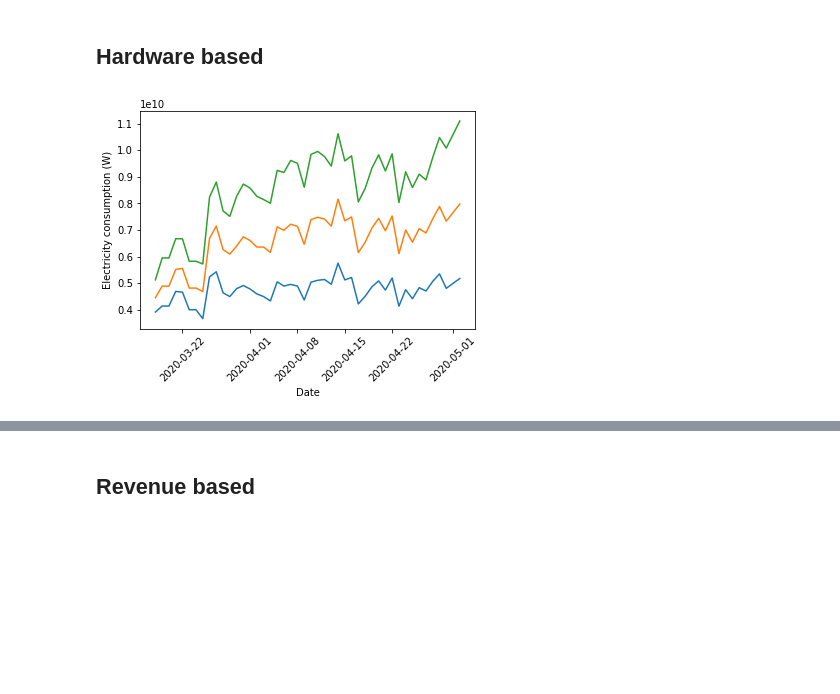
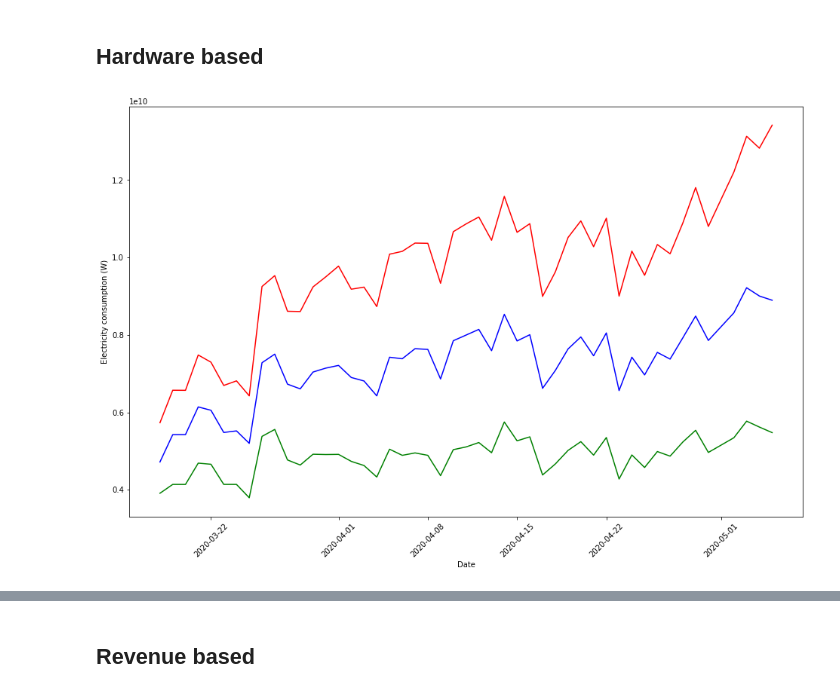
Before and after one commit to Lukasdeloose/sustainable_blockchain, a Jupyter notebook: data_analysis/energy_consumption.ipynb, the cells around one changed output, grey strips where cells are left out. Cells and saved outputs as stored; diff of their text form; code cells hidden in the pictures; blank space fills up the shorter version.

```diff
--- a/data_analysis/energy_consumption.ipynb
+++ b/data_analysis/energy_consumption.ipynb
@@ -65,8 +65,8 @@ revenue_percent = 0.60
 # America: https://www.statista.com/statistics/190680/us-industrial-consumer-price-estimates-for-retail-electricity-since-1970/
 data = {'location': ['Sichuan', 'China', 'Non-China', 'Other'],
         'share': [0.54,0.11,0.31,0.04],
-        'normal_price': [0.074, 0.084, 0.084, 0.084], # World average for non-china
-        'min_price': [0.035, 0.084, 0.069, 0.084], # American price for non-china
+        'normal_price': [0.074, 0.084, 0.061, 0.084], # World average for non-china
+        'min_price': [0.035, 0.084, 0.061, 0.084], # American price for non-china
         'renewable': [0,0,0,0]}
 # %%
 geography = pd.DataFrame(data)
@@ -88,7 +88,7 @@ In this section we make a first estimation based on the most efficient hardware
 # Bitcoin forks have the same initial difficulty
 bitcoin_forks = ['bitcoin', 'bitcoincash','bitcoinsv', 'litecoincash']
 # %%
-def hardware_based_estimation(data, PUE_dict = std_PUE, moving_avg_difficulty = 7, moving_avg_price=7, growth_factor=1, estimates=False):
+def hardware_based_estimation(data, PUE_dict = std_PUE, moving_avg_difficulty = 7, moving_avg_price=7, growth_factor=1, estimates=False, PUE_fix = False):
     """
     Function that calculates upper bound, lower bound, estimate and market cap for all data.
     Returns a list, each entry is the bounds for one day
@@ -117,9 +117,9 @@ def hardware_based_estimation(data, PUE_dict = std_PUE, moving_avg_difficulty =
         found_missing_difficulty['nethash_calc'] = found_missing_difficulty['difficulty_MA']*found_missing_difficulty['difficulty_factor']/found_missing_difficulty['block_time'] # amount of hashes per second
 
         # Create dictionairy that maps coins to their profitable hardware
-        lower_prof_hardware = dict(found_missing_difficulty.apply(lambda x: create_profitable_set(x, PUE_dict,"lower"), axis = 1))
-        upper_prof_hardware = dict(found_missing_difficulty.apply(lambda x: create_profitable_set(x, PUE_dict,"upper"), axis = 1))
-        estimate_prof_hardware = dict(found_missing_difficulty.apply(lambda x: create_profitable_set(x, PUE_dict,"estimate"), axis = 1))
+        lower_prof_hardware = dict(found_missing_difficulty.apply(lambda x: create_profitable_set(x, PUE_dict,"lower",PUE_fix), axis = 1))
+        upper_prof_hardware = dict(found_missing_difficulty.apply(lambda x: create_profitable_set(x, PUE_dict,"upper",PUE_fix), axis = 1))
+        estimate_prof_hardware = dict(found_missing_difficulty.apply(lambda x: create_profitable_set(x, PUE_dict,"estimate",PUE_fix), axis = 1))
 
         # Calculate estimates
         result['lower_bound'] = found_missing_difficulty.apply(lambda x: calc_bound(x, lower_prof_hardware, True),axis=1)
@@ -425,16 +428,17 @@ for bound, data in coin_hardware_date.items():
 # %%
 # Get hardware bounds
 hardware_bounds_coin = hardware_based_estimation(data_hist)
 hardware_bounds_total = calc_hardware_bounds(hardware_bounds_coin)
-plt.plot(dates, hardware_bounds_total['lower'])
-plt.plot(dates, hardware_bounds_total['estimate'])
-plt.plot(dates, hardware_bounds_total['upper'])
+plt.figure(figsize=(16,10))
+plt.plot(dates, hardware_bounds_total['lower'], color='green')
+plt.plot(dates, hardware_bounds_total['estimate'], color='blue')
+plt.plot(dates, hardware_bounds_total['upper'], color='red')
 plt.xticks(rotation=45)
 plt.ylabel("Electricity consumption (W)")
 plt.xlabel("Date")
 plt.show()
 # %% [output]
-[figure, old version]
+[figure, new version]
 # %%
 coin_hardware_date['estimate'].columns = dates
 # %%
```
Also changed, not shown: parts of 30 cells of this notebook, 7 other files.
